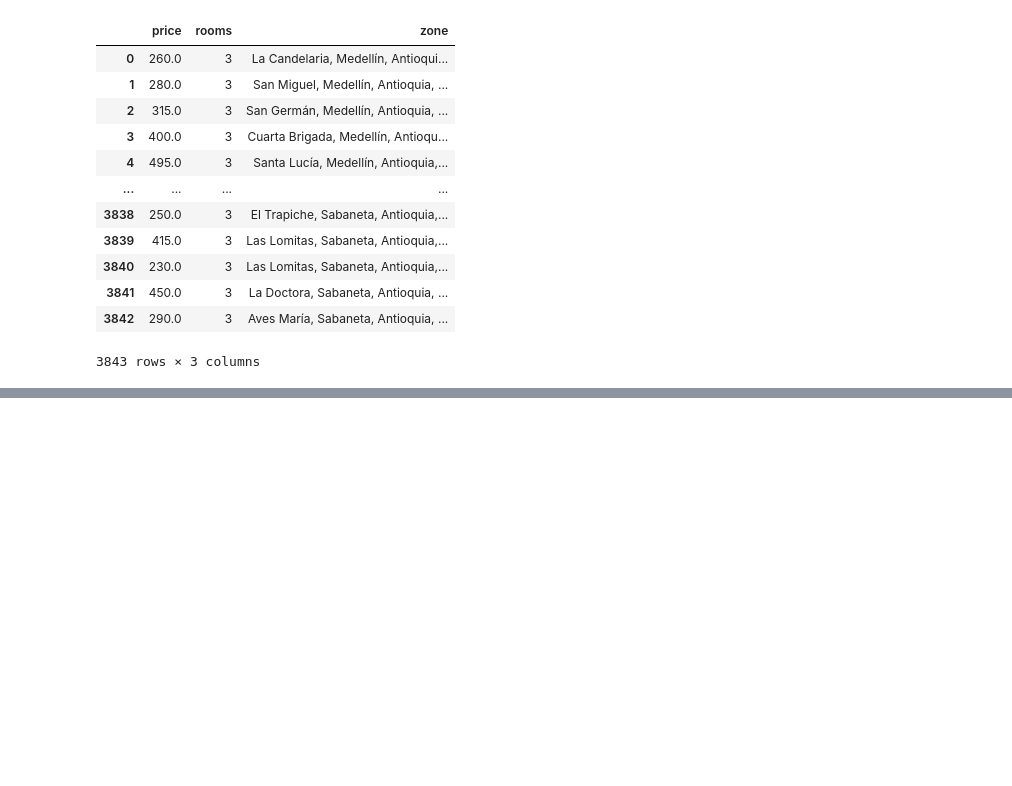
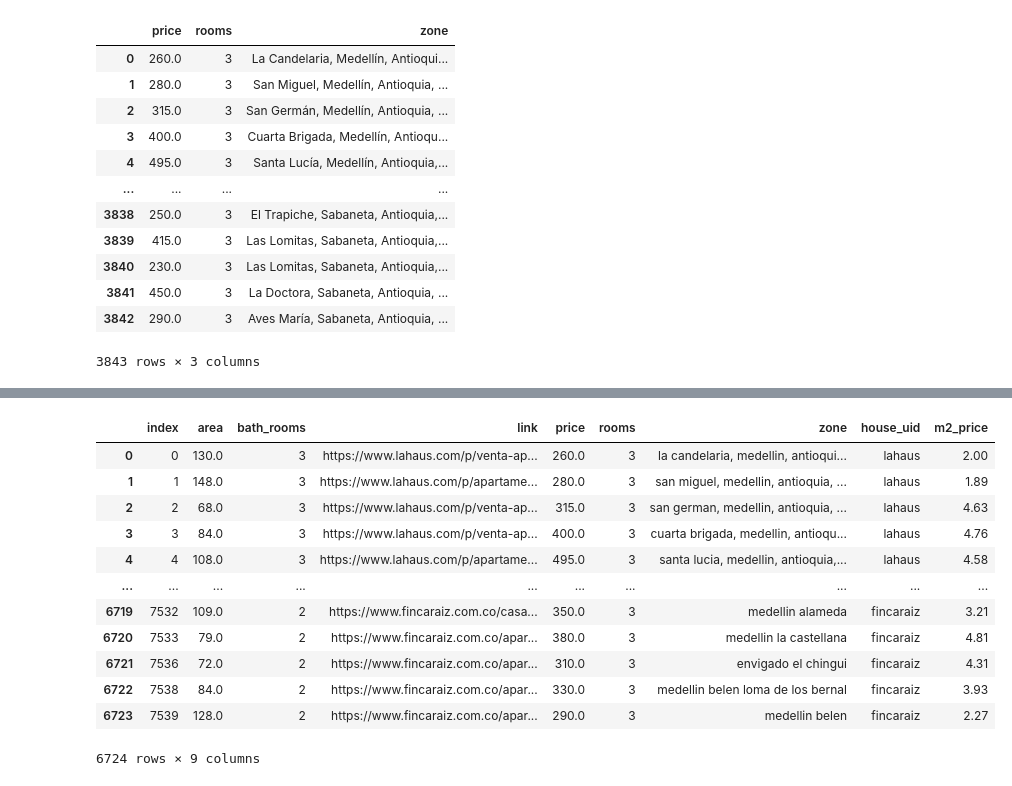
Before and after one commit to orionmontoyac/house_scraping, a Jupyter notebook: House Data Wrangling.ipynb, the cells around one changed output, grey strips where cells are left out. Saved outputs shown, nothing was run; the diff lists cells and outputs as text; code cells hidden in the pictures; blank space fills up the shorter version.

```diff
--- a/House Data Wrangling.ipynb
+++ b/House Data Wrangling.ipynb
@@ -153,3 +131,0 @@ houses
-# %%
-# Elimnando casas que no esten en Medellin, Sabaneta o Envigado
-houses =
@@ -155,0 +144,30 @@ houses =
+# %%
+# Elimnando casas que no esten en Medellin, Sabaneta o Envigado
+from fuzzywuzzy import fuzz
+
+no_excepts = ['medellin', 'sabaneta','envigado']
+
+def check_except(text):
+    for no_except in no_excepts:
+        simil = fuzz.token_set_ratio(text, no_except)
+        if simil == 100:
+            return False
+
+    return True
+
+houses = houses[houses['zone'].apply(check_except) == 0]
+houses.reset_index()
+# %% [output]
+|  | index | area | bath_rooms | link | price | rooms | zone | house_uid | m2_price |
+| 0 | 0 | 130.0 | 3 | https://www.lahaus.com/p/venta-ap... | 260.0 | 3 | la candelaria, medellin, antioqui... | lahaus | 2.00 |
+| 1 | 1 | 148.0 | 3 | https://www.lahaus.com/p/apartame... | 280.0 | 3 | san miguel, medellin, antioquia, ... | lahaus | 1.89 |
+| 2 | 2 | 68.0 | 3 | https://www.lahaus.com/p/venta-ap... | 315.0 | 3 | san german, medellin, antioquia, ... | lahaus | 4.63 |
+| 3 | 3 | 84.0 | 3 | https://www.lahaus.com/p/venta-ap... | 400.0 | 3 | cuarta brigada, medellin, antioqu... | lahaus | 4.76 |
+| 4 | 4 | 108.0 | 3 | https://www.lahaus.com/p/apartame... | 495.0 | 3 | santa lucia, medellin, antioquia,... | lahaus | 4.58 |
+| ... | ... | ... | ... | ... | ... | ... | ... | ... | ... |
+| 6719 | 7532 | 109.0 | 2 | https://www.fincaraiz.com.co/casa... | 350.0 | 3 | medellin alameda | fincaraiz | 3.21 |
+| 6720 | 7533 | 79.0 | 2 | https://www.fincaraiz.com.co/apar... | 380.0 | 3 | medellin la castellana | fincaraiz | 4.81 |
+| 6721 | 7536 | 72.0 | 2 | https://www.fincaraiz.com.co/apar... | 310.0 | 3 | envigado el chingui | fincaraiz | 4.31 |
+| 6722 | 7538 | 84.0 | 2 | https://www.fincaraiz.com.co/apar... | 330.0 | 3 | medellin belen loma de los bernal | fincaraiz | 3.93 |
+| 6723 | 7539 | 128.0 | 2 | https://www.fincaraiz.com.co/apar... | 290.0 | 3 | medellin belen | fincaraiz | 2.27 |
+6724 rows × 9 columns
```
Also changed, not shown: parts of 16 cells of this notebook, 1 other file.
